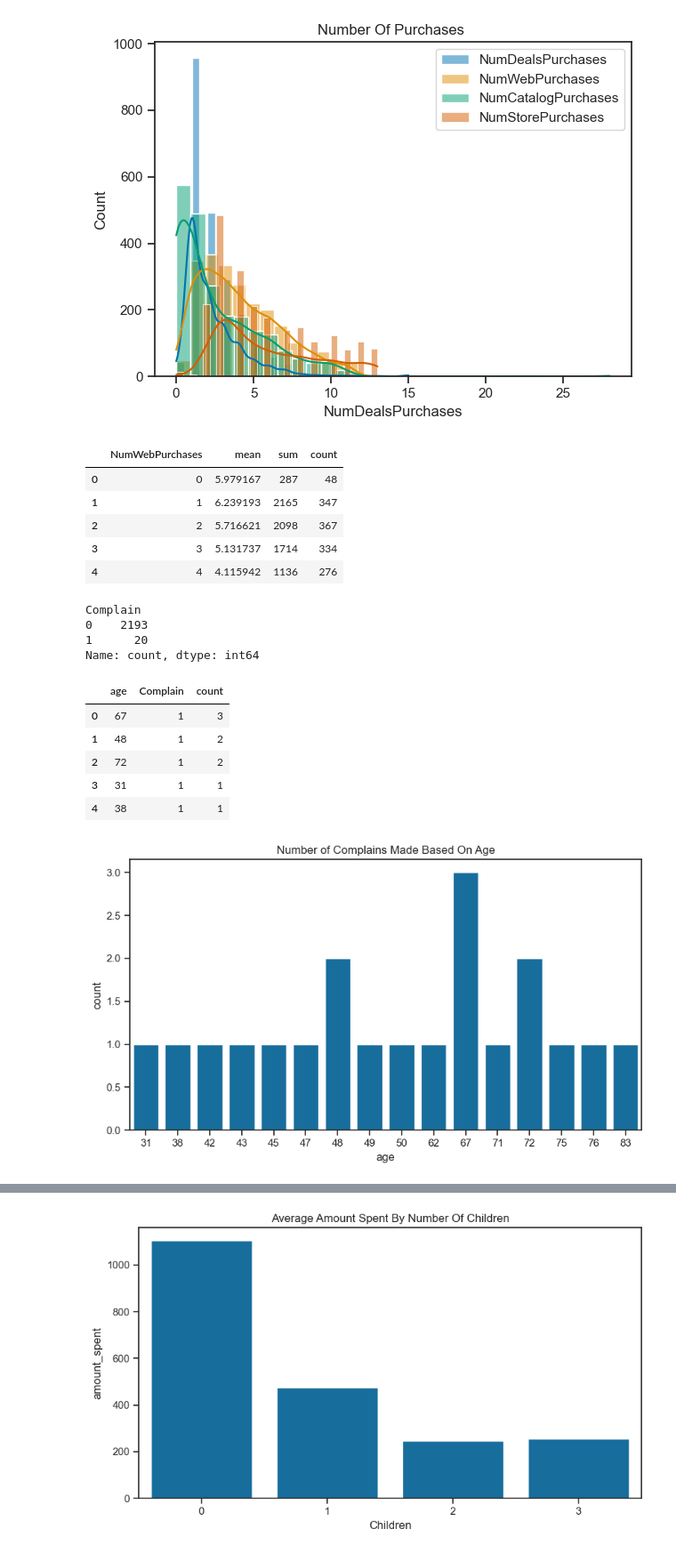
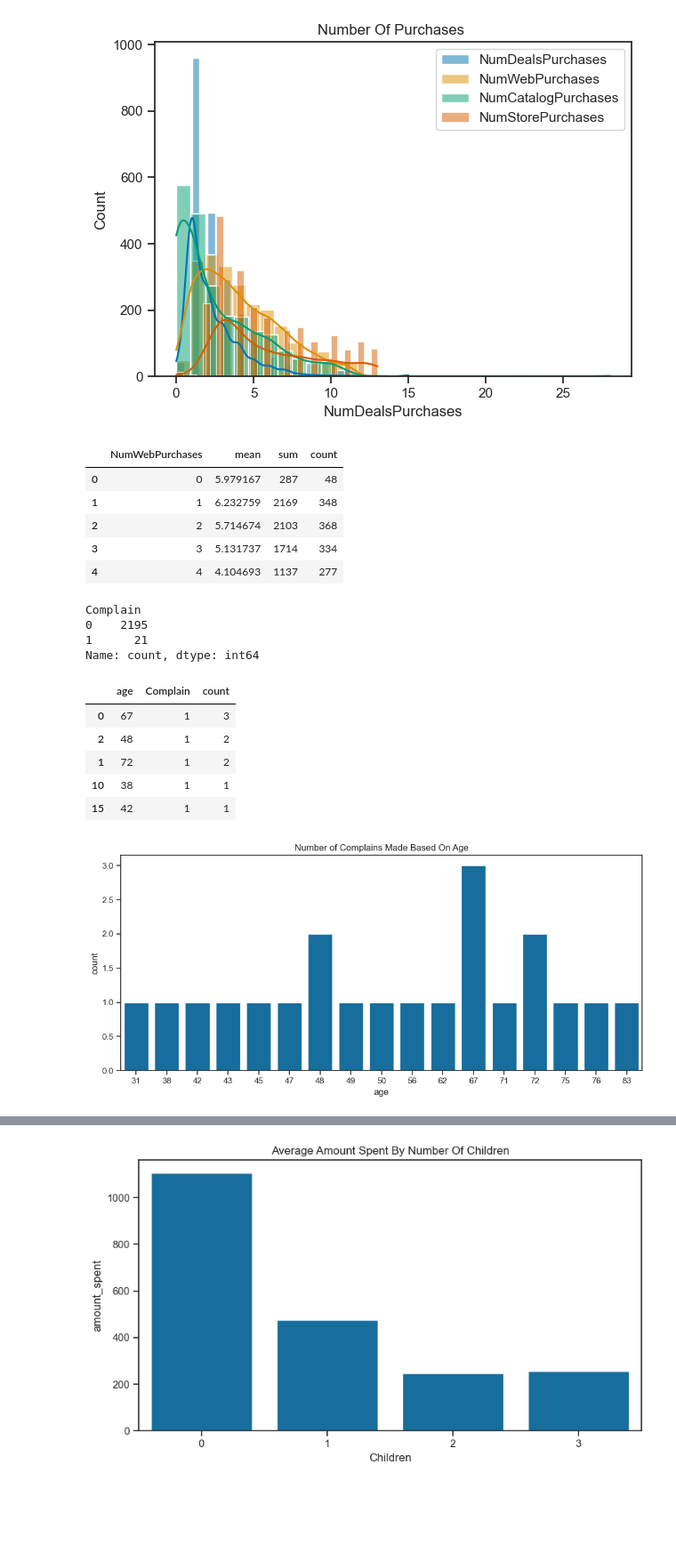
Before and after one commit to bukolastephen/Customer-Segmentation, a Jupyter notebook: main.ipynb, the cells around one changed output, grey strips where cells are left out. Shown at 89% size. Drawn from its saved outputs; the diff is of its cells as text; code cells hidden in the pictures; blank space fills up the shorter version.

```diff
--- a/main.ipynb
+++ b/main.ipynb
@@ -200,8 +200,6 @@ def outlier(col, df):
 outlier('Income', df)
 # %%
 outlier('age', df)
-# %%
-df= df[df['age']> df['age'].min()]
 # %%
 plt.figure(figsize=(8,5))
 sns.countplot(data= df, x= 'Marital_Status')
@@ -322,16 +320,16 @@ df.groupby('NumWebPurchases')['NumWebVisitsMonth'].agg(['mean','sum', 'count']).
 # %% [output]
 |  | NumWebPurchases | mean | sum | count |
 | 0 | 0 | 5.979167 | 287 | 48 |
-| 1 | 1 | 6.239193 | 2165 | 347 |
-| 2 | 2 | 5.716621 | 2098 | 367 |
+| 1 | 1 | 6.232759 | 2169 | 348 |
+| 2 | 2 | 5.714674 | 2103 | 368 |
 | 3 | 3 | 5.131737 | 1714 | 334 |
-| 4 | 4 | 4.115942 | 1136 | 276 |
+| 4 | 4 | 4.104693 | 1137 | 277 |
 # %%
 df.Complain.value_counts()
 # %% [output]
 Complain
-0    2193
-1      20
+0    2195
+1      21
 Name: count, dtype: int64
 # %%
 age_by_complain=df[df['Complain']== 1]
@@ -340,21 +338,21 @@ age_by_complain.head()
 # %% [output]
 |  | age | Complain | count |
 | 0 | 67 | 1 | 3 |
-| 1 | 48 | 1 | 2 |
-| 2 | 72 | 1 | 2 |
-| 3 | 31 | 1 | 1 |
-| 4 | 38 | 1 | 1 |
+| 2 | 48 | 1 | 2 |
+| 1 | 72 | 1 | 2 |
+| 10 | 38 | 1 | 1 |
+| 15 | 42 | 1 | 1 |
 # %%
-plt.figure(figsize=(8.4,5))
+plt.figure(figsize=(10.5,5))
 
 sns.barplot(data=age_by_complain, x='age', y='count')
 
 
 plt.title('Number of Complains Made Based On Age')
 plt.tight_layout()
 plt.show()
 # %% [output]
-[figure, old version]
+[figure, new version]
 # %%
 df.groupby('Children')['amount_spent'].agg(['mean','sum','count'])
 # %% [output]
```
Also changed, not shown: parts of 35 cells of this notebook, 5 other files.
